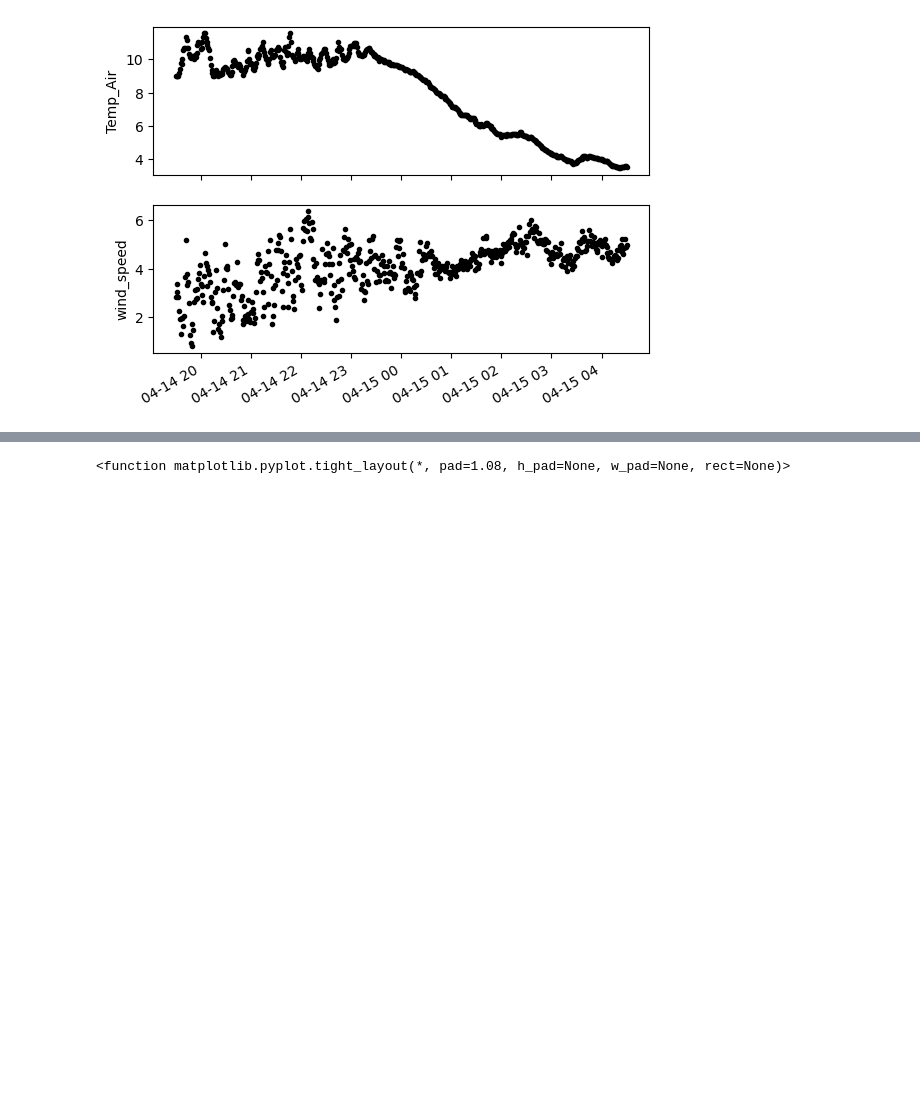
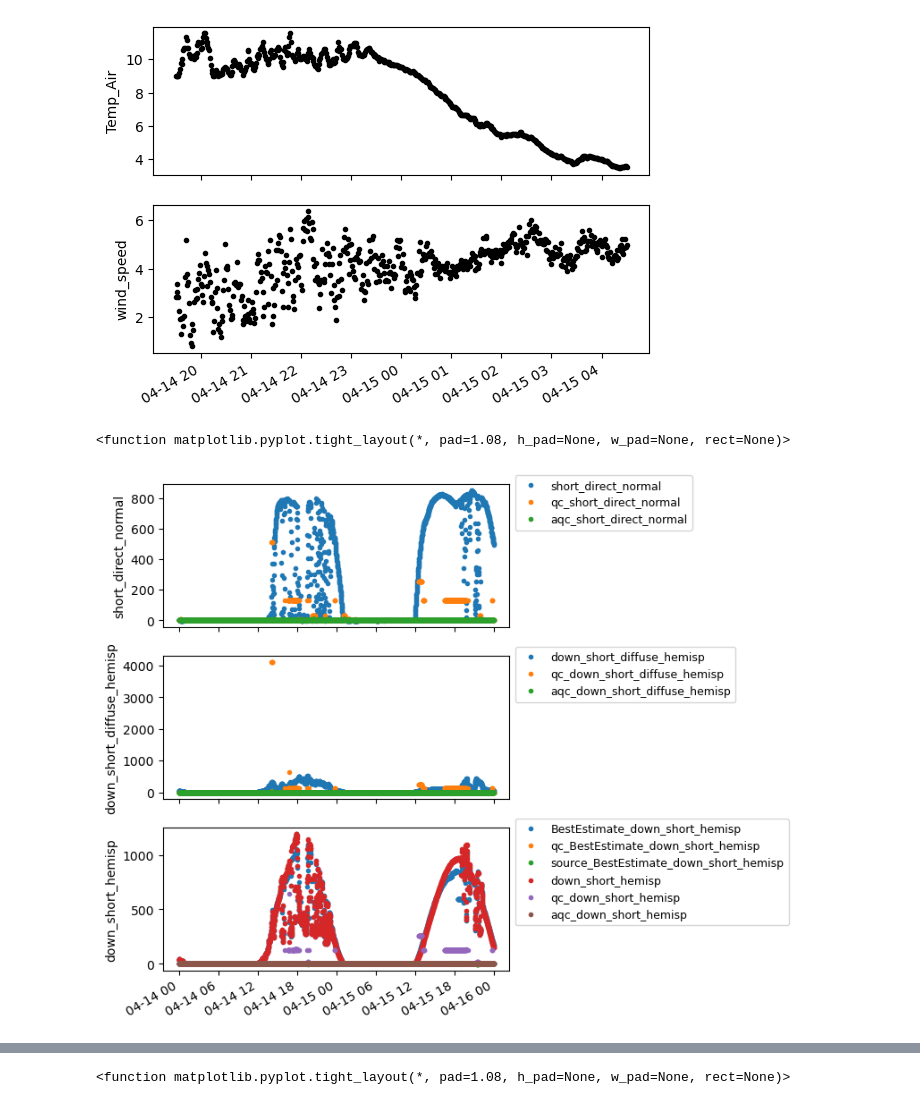
Before and after one commit to NREL/hercules, a Jupyter notebook: example_case_folders/07_floris_standin_and_solar_pysam/read_solar_precursor_data.ipynb, the cells around one changed output, grey strips where cells are left out. Drawn from its saved outputs; the diff is of its cells as text; code cells hidden in the pictures; blank space fills up the shorter version.

```diff
--- a/example_case_folders/07_floris_standin_and_solar_pysam/read_solar_precursor_data.ipynb
+++ b/example_case_folders/07_floris_standin_and_solar_pysam/read_solar_precursor_data.ipynb
@@ -111,4 +98,25 @@ plt.tight_layout
 # %% [output]
 <function matplotlib.pyplot.tight_layout(*, pad=1.08, h_pad=None, w_pad=None, rect=None)>
 [figure]
+# %%
+selcols = ['short_direct_normal','down_short_diffuse_hemisp','down_short_hemisp']
+
+fig, axs = plt.subplots(3, 1, sharex="col", figsize=[5,8])
+
+tstart = '2020-04-14 19:30:00'
+tend = '2020-04-15 04:30:00'
+pdf = df
+# pdf = df[(df.index >= tstart) & (df.index <= tend)]
+
+for ax,column in zip(axs.ravel(),selcols):
+    for col in pdf.filter(regex=column).columns:
+        ax.plot(pdf[col],'.', label=col)
+    ax.set_ylabel(column)
+    ax.legend(bbox_to_anchor=(1, 1.1), loc='upper left', fontsize=9)
+
+fig.autofmt_xdate()
+plt.tight_layout
+# %% [output]
+<function matplotlib.pyplot.tight_layout(*, pad=1.08, h_pad=None, w_pad=None, rect=None)>
+[figure, added]
 # %%
```
Also changed, not shown: parts of 4 cells of this notebook, 2 other files.
